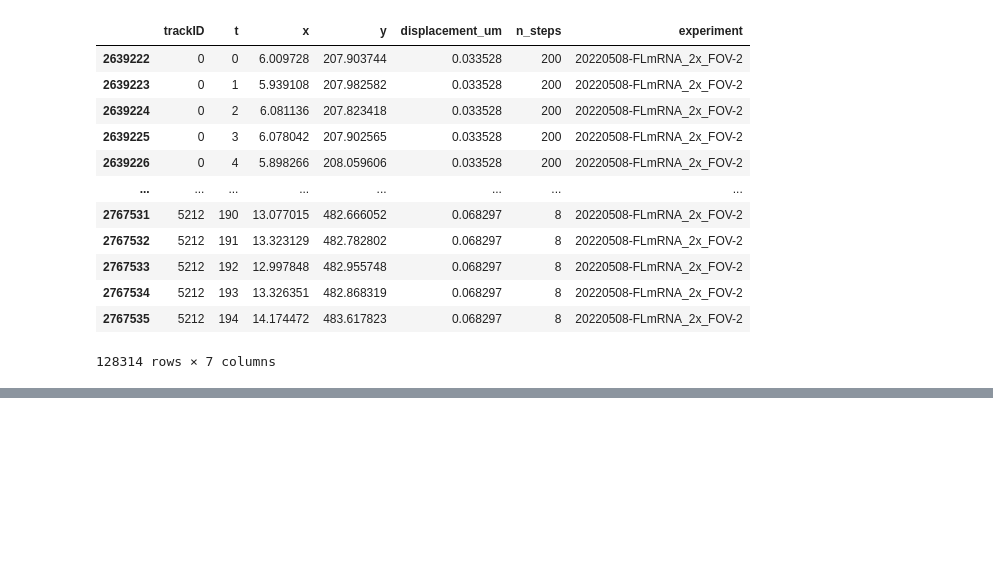
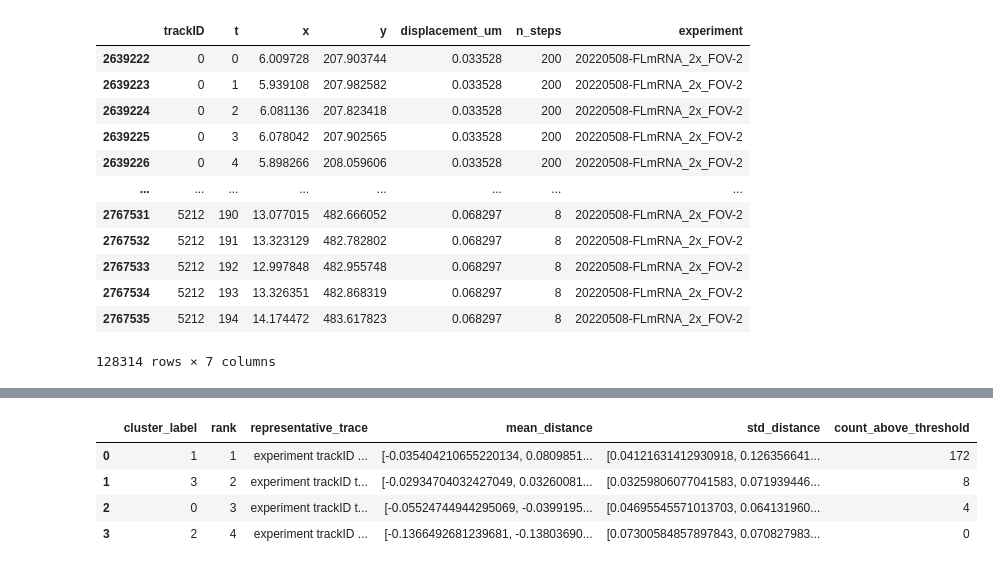
Before and after one commit to walterlab-um/RNA_SPT_in_cellular_condensates, a Jupyter notebook: Trajectories_clustering_analysis_v2.ipynb, the cells around one changed output, grey strips where cells are left out. Cells and saved outputs as stored; diff of their text form; code cells hidden in the pictures; blank space fills up the shorter version.

```diff
--- a/Trajectories_clustering_analysis_v2.ipynb
+++ b/Trajectories_clustering_analysis_v2.ipynb
@@ -200 +202,9 @@ original_traces[0]
+# %%
+cluster_df
+# %% [output]
+|  | cluster_label | rank | representative_trace | mean_distance | std_distance | count_above_threshold |
+| 0 | 1 | 1 | experiment trackID ... | [-0.035404210655220134, 0.0809851... | [0.04121631412930918, 0.126356641... | 172 |
+| 1 | 3 | 2 | experiment trackID t... | [-0.02934704032427049, 0.03260081... | [0.03259806077041583, 0.071939446... | 8 |
+| 2 | 0 | 3 | experiment trackID t... | [-0.05524744944295069, -0.0399195... | [0.04695545571013703, 0.064131960... | 4 |
+| 3 | 2 | 4 | experiment trackID ... | [-0.1366492681239681, -0.13803690... | [0.07300584857897843, 0.070827983... | 0 |
 # %%
```
Also changed, not shown: parts of 9 cells of this notebook, 4 other files.
